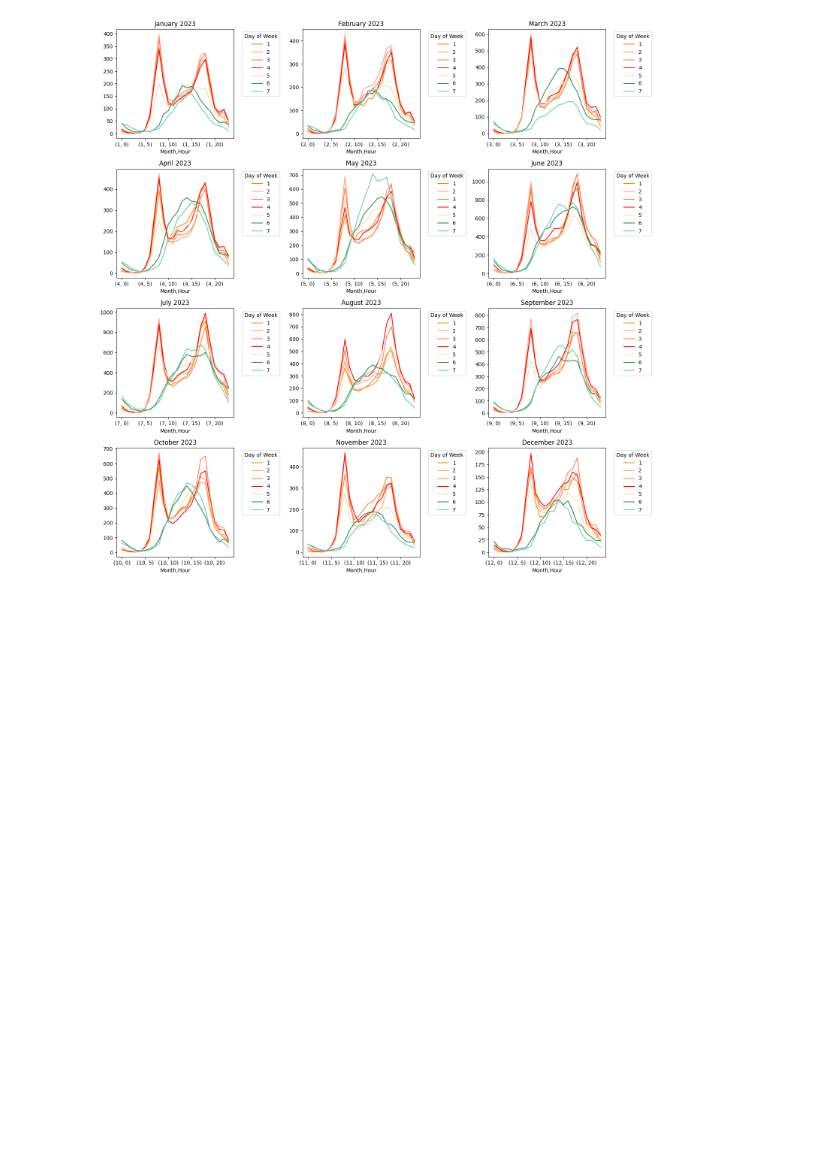
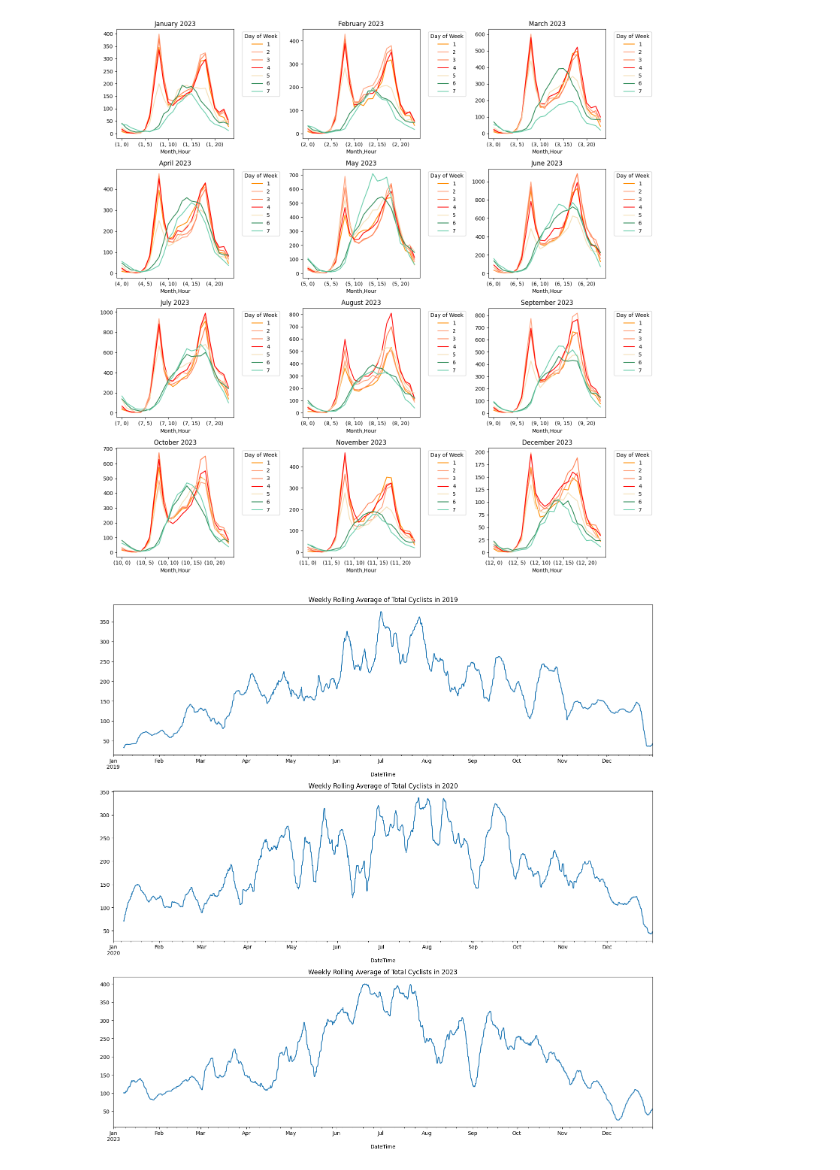
Before and after one commit to cap7586/CaroPeThesis, a Jupyter notebook: Munich_Hourly/MunichHourly.ipynb, the cells around one changed output. Drawn from its saved outputs; the diff is of its cells as text; code cells hidden in the pictures; blank space fills up the shorter version.

```diff
--- a/Munich_Hourly/MunichHourly.ipynb
+++ b/Munich_Hourly/MunichHourly.ipynb
@@ -167,3 +170,14 @@ for year in [2019, 2020, 2023]:
 [figure]
 [figure]
 [figure]
+# %%
+# Plot the weekly rolling average of the total number of cyclists for 2019, 2020 and 2023 in 3 different subplots
+fig, axes = plt.subplots(nrows=3, ncols=1, figsize=(15, 15))
+for i, year in enumerate([2019, 2020, 2023]):
+    data = hourly_data[hourly_data['Year'] == year].copy()
+    data.set_index('DateTime', inplace=True)
+    data['Total'].rolling(window=7*24).mean().plot(ax=axes[i], title=f'Weekly Rolling Average of Total Cyclists in {year}')
+plt.tight_layout()
+plt.show()
+# %% [output]
+[figure, added]
```
Also changed, not shown: parts of 4 cells of this notebook, 11 other files.
